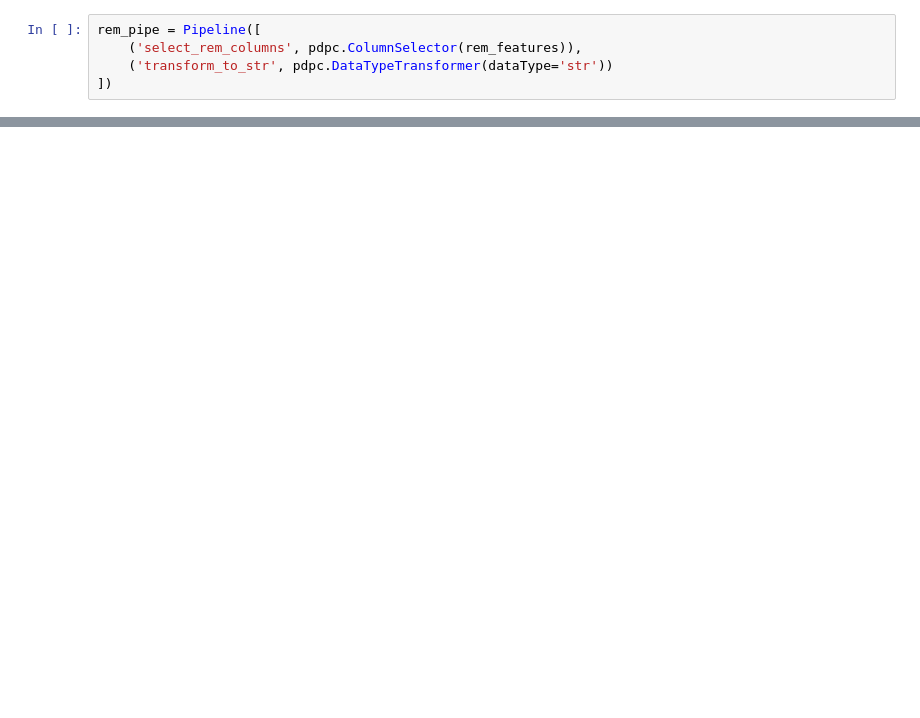
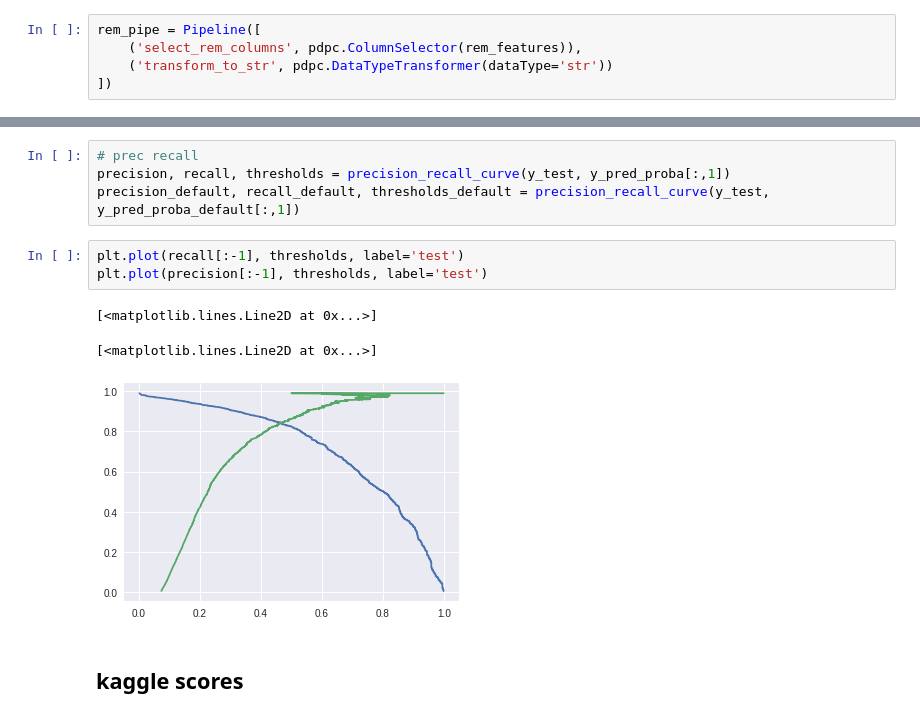
Before and after one commit to Jodahr/CabCancellation, a Jupyter notebook: CabCancellation.ipynb, the cells around one changed output, grey strips where cells are left out. Cells and saved outputs as stored; diff of their text form; blank space fills up the shorter version.

```diff
--- a/CabCancellation.ipynb
+++ b/CabCancellation.ipynb
@@ -1425,0 +425,13 @@ df.describe()
+# %%
+# prec recall
+precision, recall, thresholds = precision_recall_curve(y_test, y_pred_proba[:,1])
+precision_default, recall_default, thresholds_default = precision_recall_curve(y_test, y_pred_proba_default[:,1])
+# %%
+plt.plot(recall[:-1], thresholds, label='test')
+plt.plot(precision[:-1], thresholds, label='test')
+# %% [output]
+[<matplotlib.lines.Line2D at 0x...>]
+[<matplotlib.lines.Line2D at 0x...>]
+[figure, added]
+# %% [markdown]
+## kaggle scores
```
Also changed, not shown: parts of 182 cells of this notebook.
